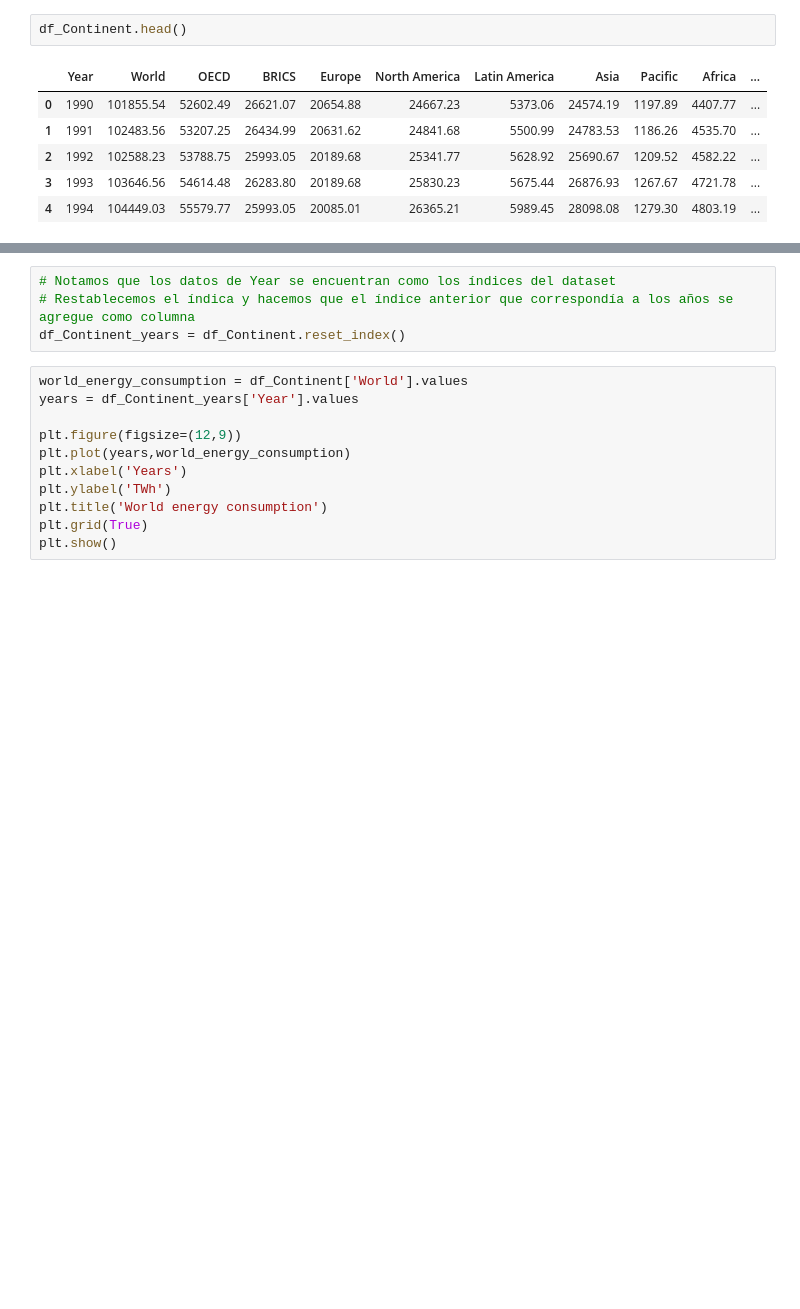
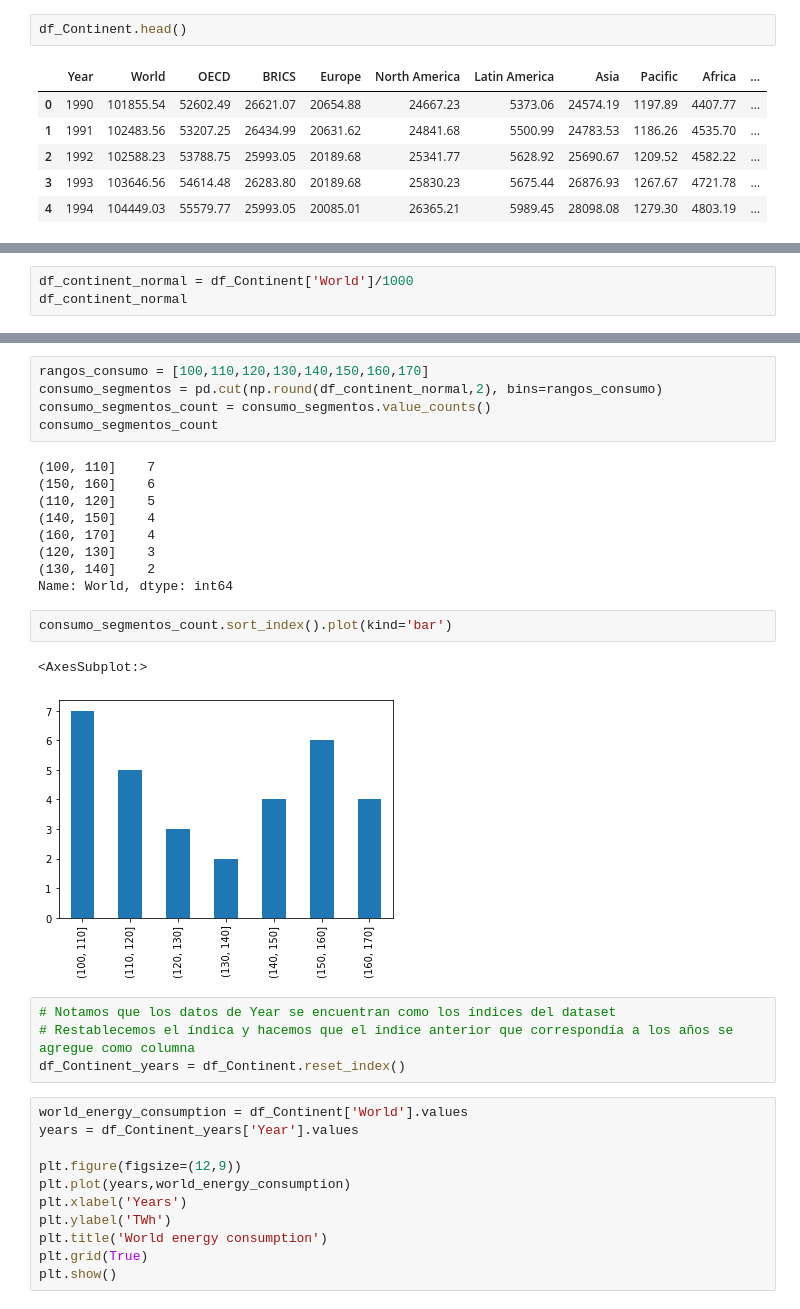
Before and after one commit to malvaradogcode/ProyectBootcamp, a Jupyter notebook: src/eda.ipynb, the cells around one changed output, grey strips where cells are left out. Drawn from its saved outputs; the diff is of its cells as text; blank space fills up the shorter version.

Commit message:
Primeras gráficas de consumo energetico y reporte del consumo de paises con pandas-profilin

```diff
--- a/src/eda.ipynb
+++ b/src/eda.ipynb
@@ -29,0 +50,3 @@ organization_name = ['OECD','CIS','Middle-East','BRICS']
+# %%
+df_continent_normal = df_Continent['World']/1000
+df_continent_normal
@@ -30,3 +71,22 @@ organization_name = ['OECD','CIS','Middle-East','BRICS']
+# %%
+rangos_consumo = [100,110,120,130,140,150,160,170]
+consumo_segmentos = pd.cut(np.round(df_continent_normal,2), bins=rangos_consumo)
+consumo_segmentos_count = consumo_segmentos.value_counts()
+consumo_segmentos_count
+# %% [output]
+(100, 110]    7
+(150, 160]    6
+(110, 120]    5
+(140, 150]    4
+(160, 170]    4
+(120, 130]    3
+(130, 140]    2
+Name: World, dtype: int64
+# %%
+consumo_segmentos_count.sort_index().plot(kind='bar')
+# %% [output]
+<AxesSubplot:>
+[figure, added]
 # %%
 # Notamos que los datos de Year se encuentran como los índices del dataset
 # Restablecemos el índica y hacemos que el índice anterior que correspondía a los años se agregue como columna
```
Also changed, not shown: parts of 14 cells of this notebook, 2 other files.
